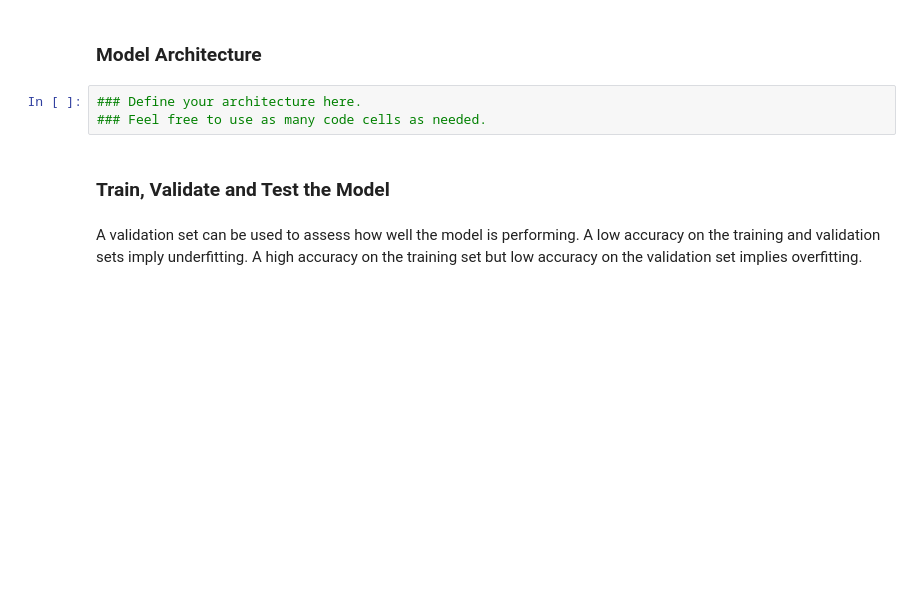
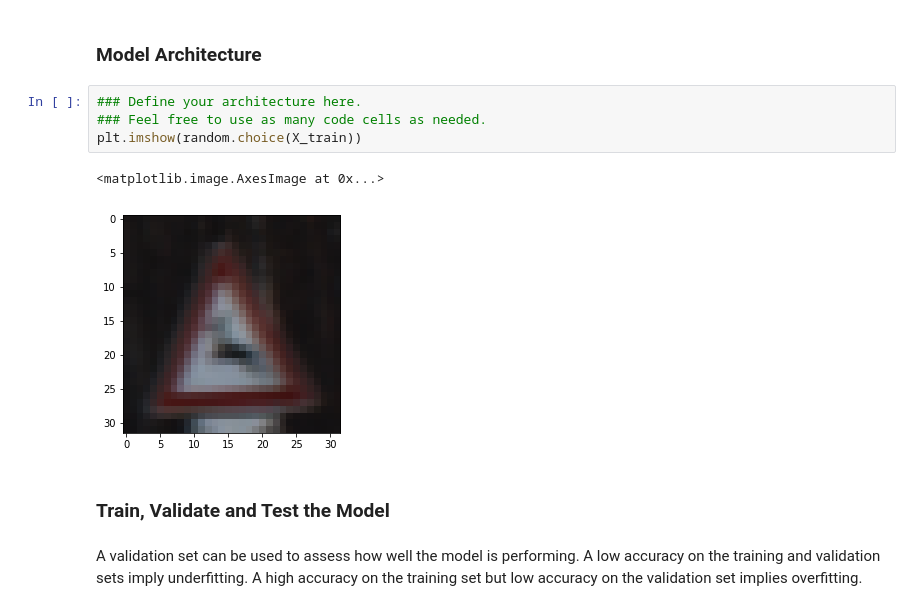
Before and after one commit to adhulipa/CarND-Traffic-Sign-Classifier-Project, a Jupyter notebook: Traffic_Sign_Classifier.ipynb, the cells around one changed output. Cells and saved outputs as stored; diff of their text form; blank space fills up the shorter version.

```diff
--- a/Traffic_Sign_Classifier.ipynb
+++ b/Traffic_Sign_Classifier.ipynb
@@ -242,6 +263,10 @@ X_train = normalize(X_train)
 # %%
 ### Define your architecture here.
 ### Feel free to use as many code cells as needed.
+plt.imshow(random.choice(X_train))
+# %% [output]
+<matplotlib.image.AxesImage at 0x...>
+[figure, added]
 # %% [markdown]
 ### Train, Validate and Test the Model
 # %% [markdown]
```
Also changed, not shown: parts of 7 cells of this notebook.
